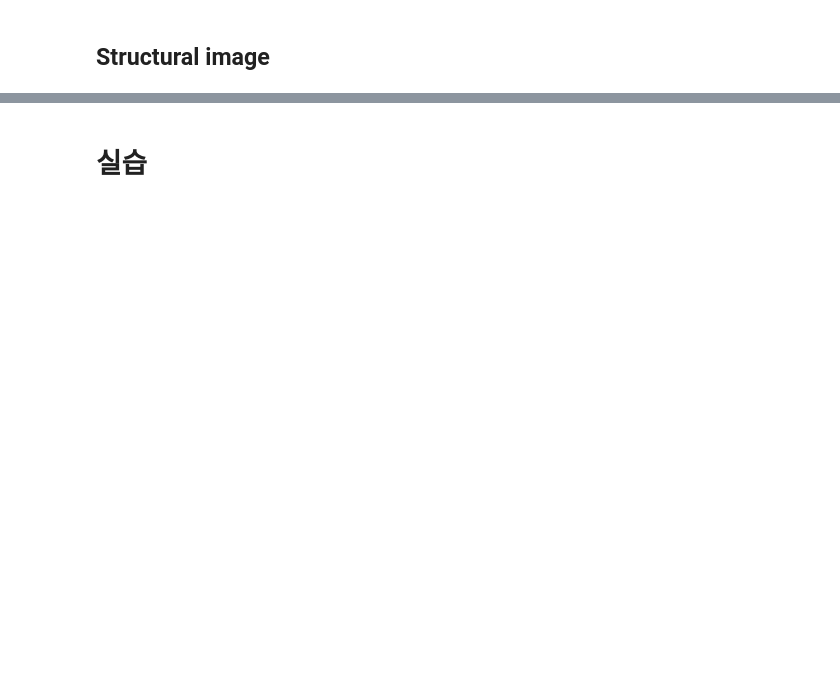
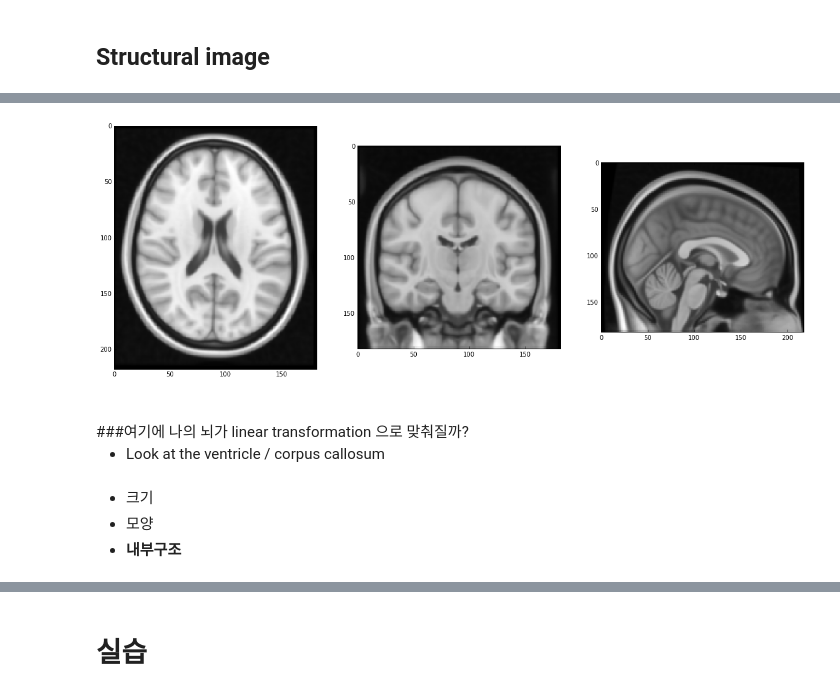
Before and after one commit to kcho/ipythonSlidePrac, a Jupyter notebook: Presentation plan.ipynb, the cells around one changed output, grey strips where cells are left out. Cells and saved outputs as stored; diff of their text form; code cells hidden in the pictures; blank space fills up the shorter version.

```diff
--- a/Presentation plan.ipynb
+++ b/Presentation plan.ipynb
@@ -46,0 +58,34 @@ img 출처 : http://pds5.egloos.com
+# %%
+#inside an IPython notebook
+from IPython.html.widgets import interact, interactive, fixed
+from IPython.html import widgets
+from IPython.display import clear_output, display, HTML
+
+%pylab inline
+
+def show_image(x, y, z, path ):
+    import nibabel as nb
+    import numpy as np
+    import matplotlib.pyplot as plt
+    img = nb.load(path)
+    img_data = img.get_data()
+
+    fig = plt.figure(figsize = (20, 20))
+    plt.subplot(1, 3, 1)
+    plt.imshow(np.rot90(img_data[:,:,z]),
+                        cmap = plt.cm.gray,
+                        interpolation = 'nearest'
+                        )
+    plt.subplot(1, 3, 2)
+    plt.imshow(np.rot90(img_data[:,y,:]),
+                        cmap = plt.cm.gray,
+                        interpolation = 'nearest'
+                        )
+    plt.subplot(1, 3, 3)
+    plt.imshow(np.rot90(img_data[x,:,:]),
+                        cmap = plt.cm.gray,
+                        interpolation = 'nearest'
+                        )
+
+
+import matplotlib as mpl
@@ -137,0 +274,13 @@ When used with fMRI|위치제공|T1, T2, DTI to select specific structure
+# %%
+img = nb.load('/usr/local/fsl/data/standard/MNI152_T1_1mm.nii.gz').get_data()
+interact(show_image, path = "/usr/local/fsl/data/standard/MNI152_T1_1mm.nii.gz",
+         z=widgets.IntSliderWidget(min=0,max=img.shape[0]-1,step=1,value=img.shape[0]/2),
+         y=widgets.IntSliderWidget(min=0,max=img.shape[1]-1,step=1,value=img.shape[1]/2),
+         x=widgets.IntSliderWidget(min=0,max=img.shape[2]-1,step=1,value=img.shape[2]/2) )
+# %% [output]
+[figure, added]
+# %% [markdown]
+<br>
+###여기에 나의 뇌가 linear transformation 으로 맞춰질까?
+
+- Look at the ventricle / corpus callosum
@@ -137,0 +289,4 @@ When used with fMRI|위치제공|T1, T2, DTI to select specific structure
+# %% [markdown]
+- 크기
+- 모양
+- **내부구조**
```
Also changed, not shown: parts of 160 cells of this notebook, 9 other files.
